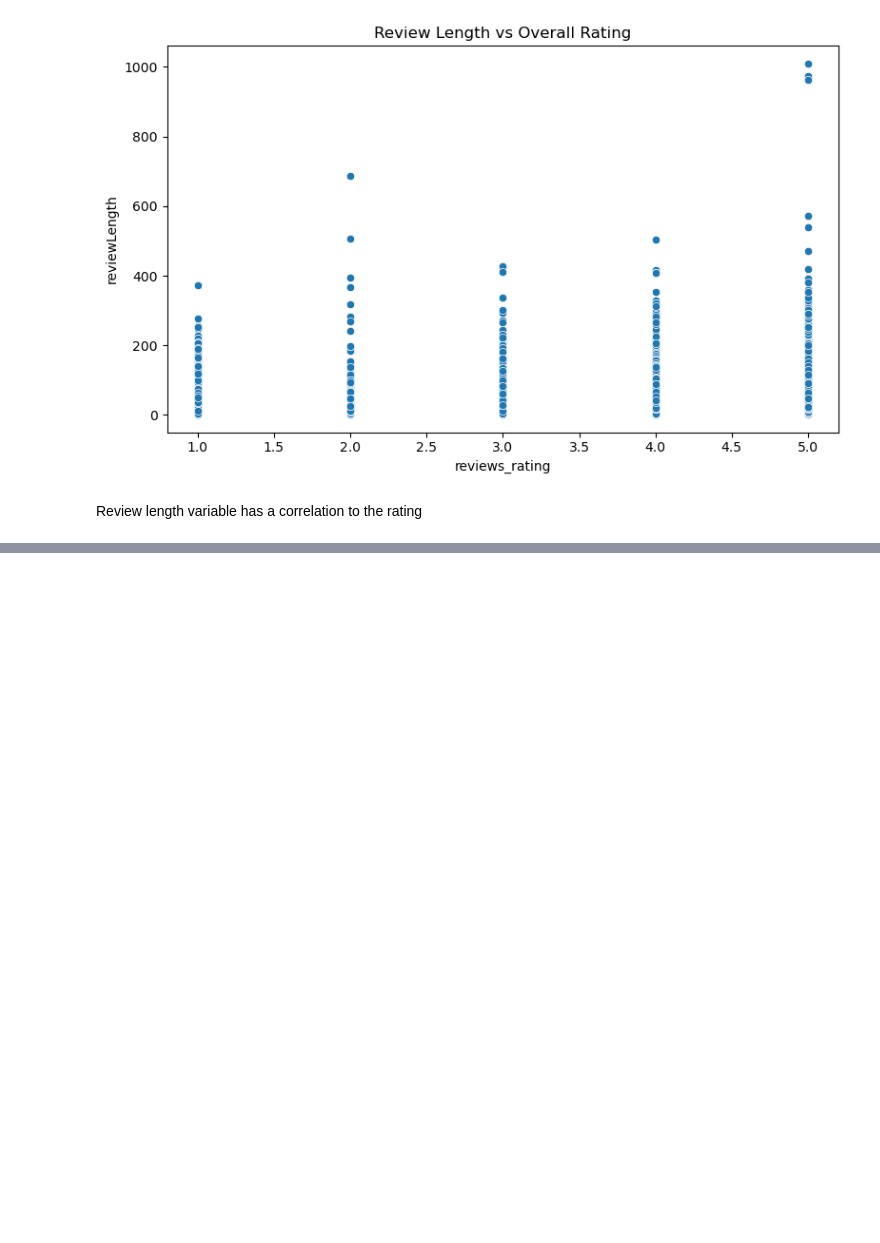
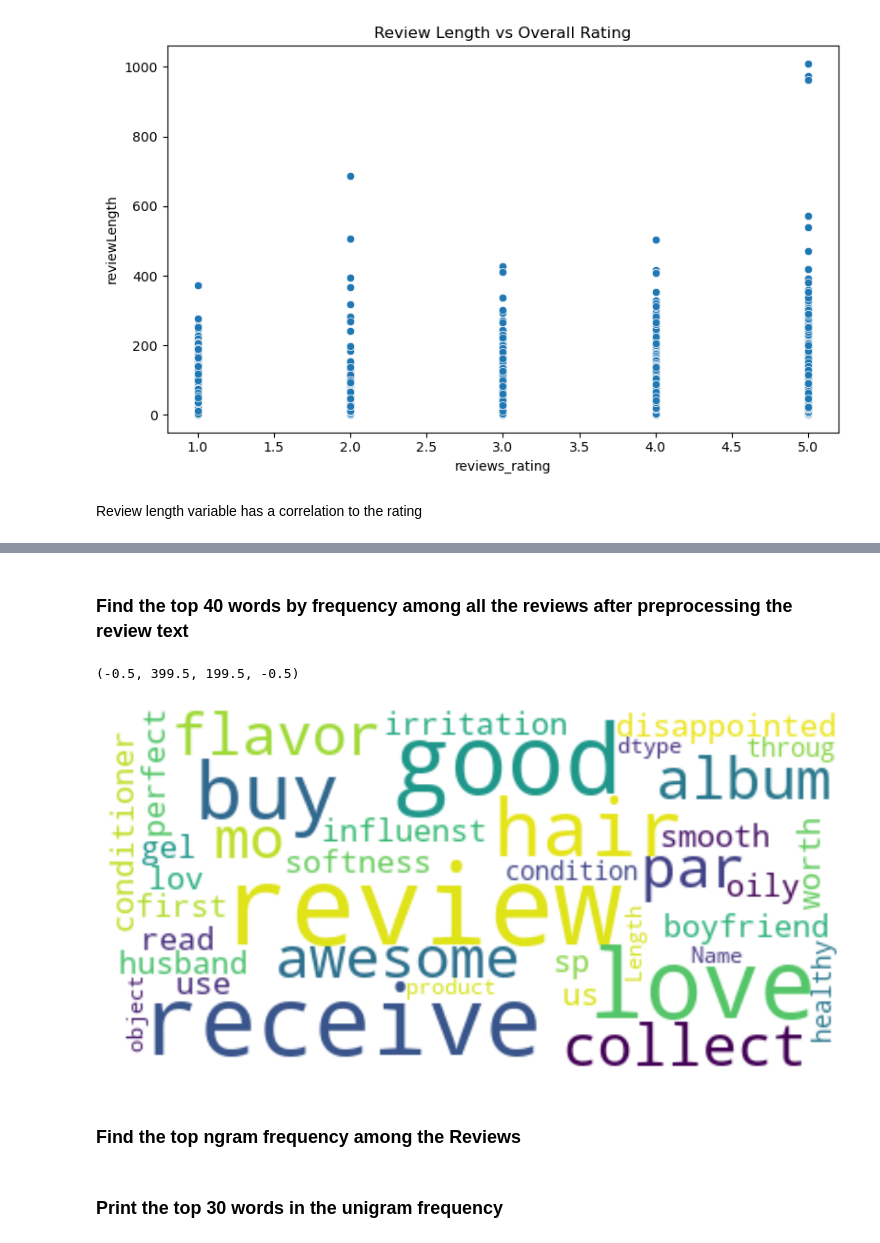
Before and after one commit to RavishankarDuMCA10/Sentiment-Based-Product-Recommendation-System, a Jupyter notebook: Sentiment Based Product Recommendation System.ipynb, the cells around one changed output, grey strips where cells are left out. Drawn from its saved outputs; the diff is of its cells as text; code cells hidden in the pictures; blank space fills up the shorter version.

Commit message:
Worked on Text Preprocessing and Feature Extraction

```diff
--- a/Sentiment Based Product Recommendation System.ipynb
+++ b/Sentiment Based Product Recommendation System.ipynb
@@ -488,0 +660,6 @@ Review length variable has a correlation to the rating
+# %%
+#--- Punctuation removal
+#---- Function to remove all the punctuation from the text
+def strippunc(data):
+    p = re.compile(r'[?|!|\'|"|#|.|,|)|(|\|/|~|%|*]')
+    return p.sub('', data)
@@ -488,0 +687,29 @@ Review length variable has a correlation to the rating
+# %%
+def lemmatize_sentence(sentence):
+    # tokenize the sentence and find the POS tag for each token
+    nltk_tagged = nltk.pos_tag(nltk.word_tokenize(sentence))
+    #tuple of (token, wordnet_tag)
+    wordnet_tagged = map(lambda x: (x[0], nltk_tag_to_wordnet_tag(x[1])), nltk_tagged)
+    lemmatized_sentence = []
+    for word, tag in wordnet_tagged:
+        if tag is None:
+            #if there is no available tag, append the token as is
+            lemmatized_sentence.append(snow.stem(word)) #stem the word if no lemma is obtaines
+        else:
+            #else use the tag to lemmatize the token
+            lemmatized_sentence.append(lemmatizer.lemmatize(word, tag))
+    return " ".join(lemmatized_sentence)
+# %%
+#pre-processing output for one Review
+def preprocessText(text, stem=False):
+    text=text.lower()
+    text = striphtml(text)
+    text = strippunc(text)
+    return lemmatize_sentence(text)
+# %%
+import nltk
+nltk.download('omw-1.4')
+
+df_main = dfFinal.copy(deep=True)
+df_main['Review'] = df_main['user_reviews'].map(preprocessText)
+df_main.head()
@@ -488,0 +726,14 @@ Review length variable has a correlation to the rating
+# %% [markdown]
+### Find the top 40 words by frequency among all the reviews after preprocessing the review text
+# %%
+#Using a word cloud find the top 40 words by frequency among all the articles after processing the review text
+stopwords = set(STOPWORDS)
+wordcloud = WordCloud(max_font_size=60, max_words=40, background_color='white', random_state=100, stopwords=stopwords).generate(str(df_main['Review']))
+plt.figure(figsize=[12,12])
+plt.imshow(wordcloud, interpolation="bilinear")
+plt.axis("off")
+# %% [output]
+(-0.5, 399.5, 199.5, -0.5)
+[figure, added]
+# %% [markdown]
+### Find the top ngram frequency among the Reviews
@@ -488,0 +752,2 @@ Review length variable has a correlation to the rating
+# %% [markdown]
+### Print the top 30 words in the unigram frequency
```
Also changed, not shown: parts of 41 cells of this notebook, 2 other files.
